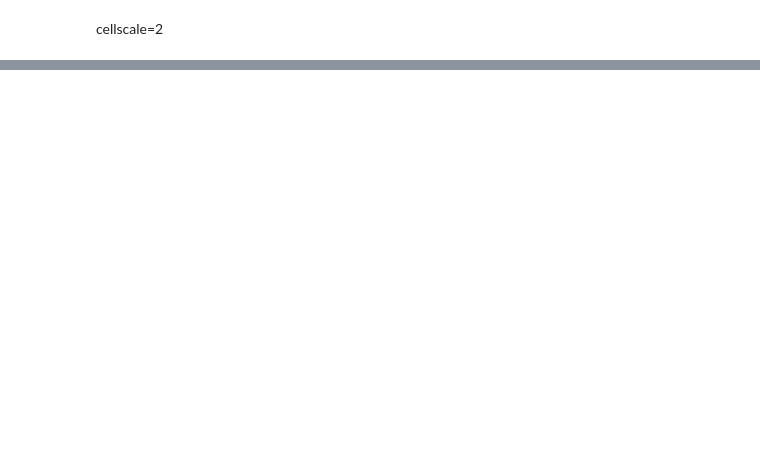
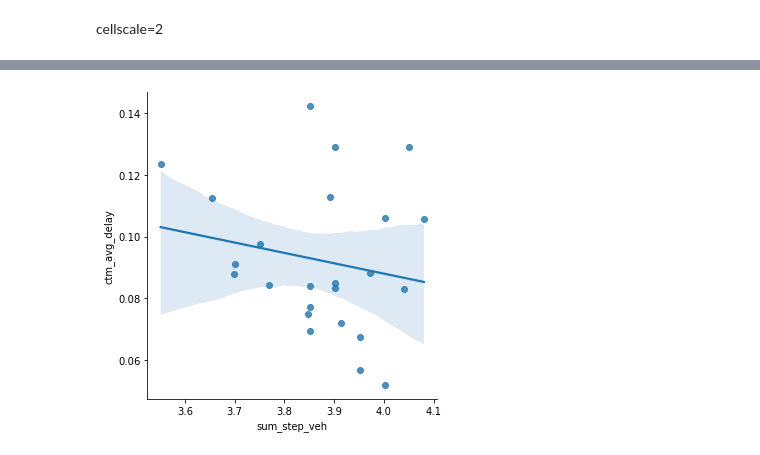
Before and after one commit to Eightina/Digital-Twin-CTM, a Jupyter notebook: Digital-Twin/analyze.ipynb, the cells around one changed output, grey strips where cells are left out. Cells and saved outputs as stored; diff of their text form; code cells hidden in the pictures; blank space fills up the shorter version.

```diff
--- a/Digital-Twin/analyze.ipynb
+++ b/Digital-Twin/analyze.ipynb
@@ -398,0 +533,10 @@ cellscale=2
+# %%
+sns.lmplot(
+    data = maindf,
+    x='sum_step_veh',
+    y='ctm_avg_delay',
+    order=1
+)
+plt.show()
+# %% [output]
+[figure, added]
```
Also changed, not shown: parts of 18 cells of this notebook, 24 other files.
